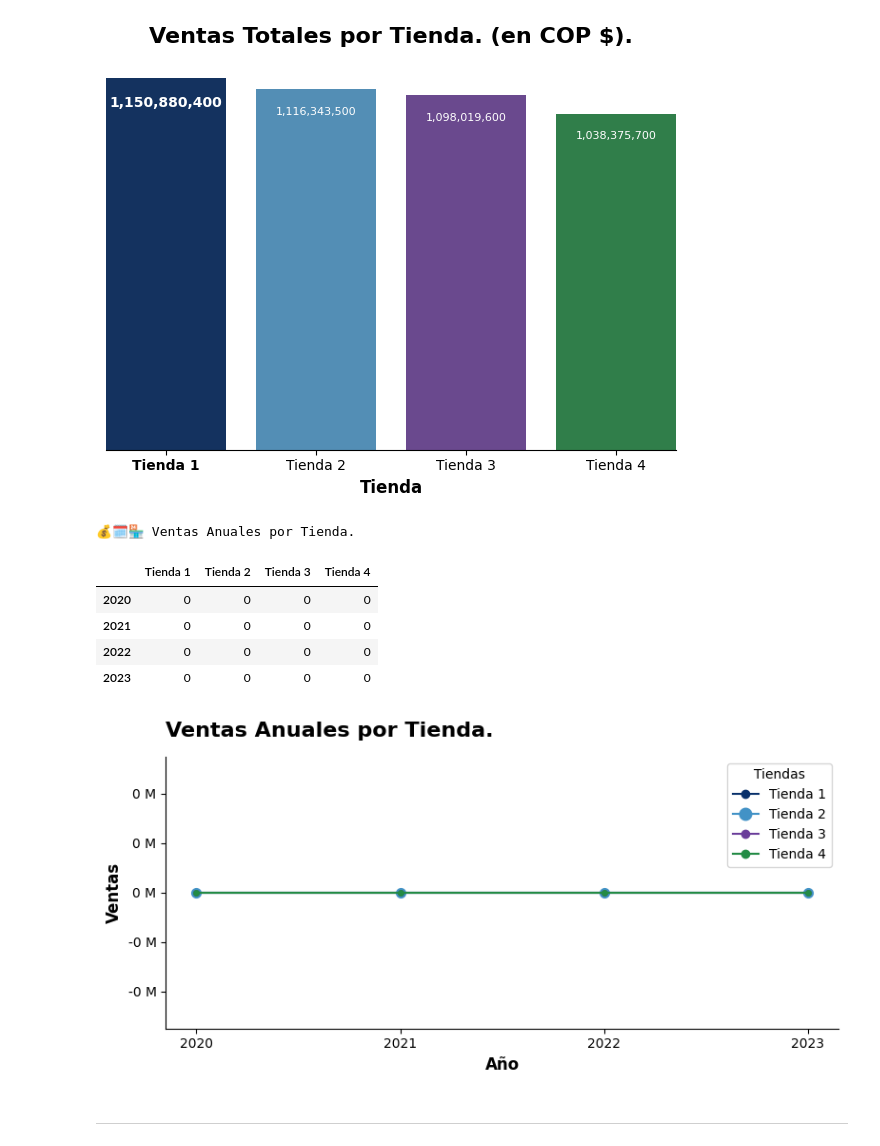
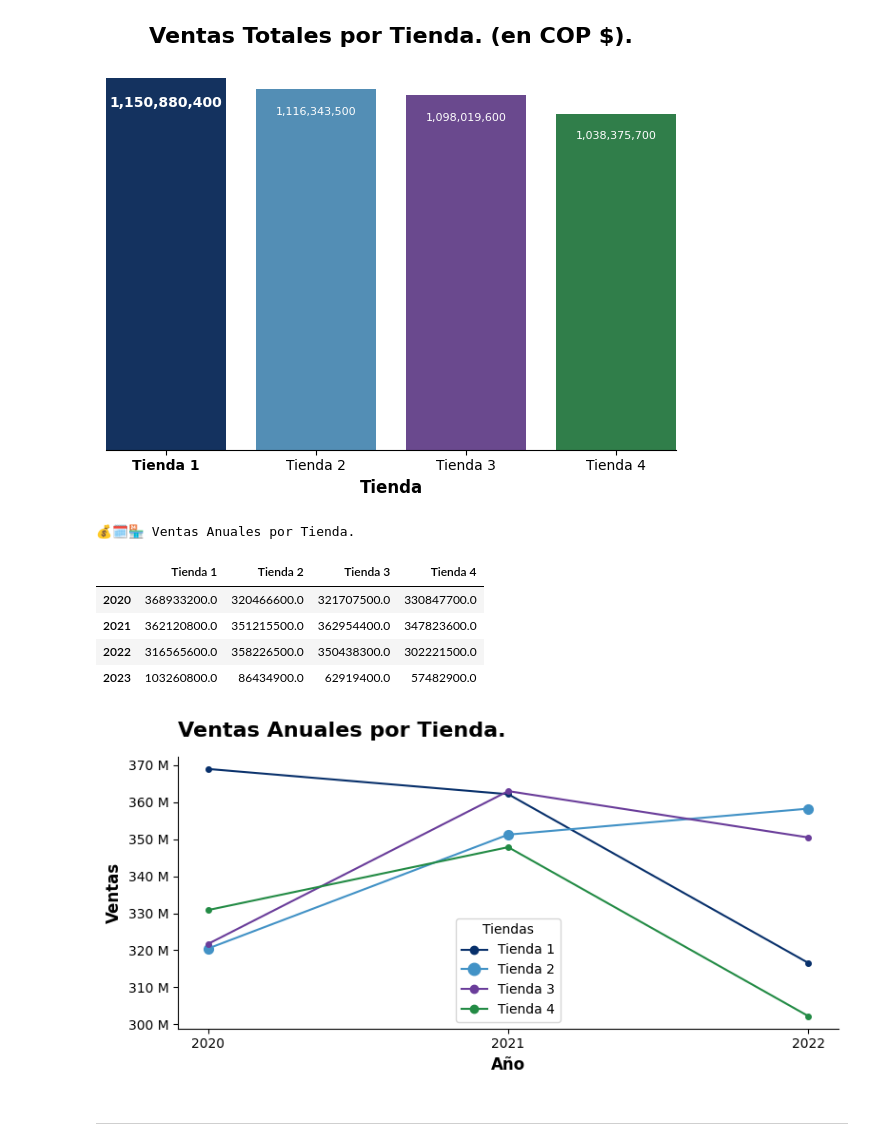
Before and after one commit to EuniceGarcia503/Challenge1_AluraStore, a Jupyter notebook: AluraStoreLatam.ipynb, the cells around one changed output. Saved outputs shown, nothing was run; the diff lists cells and outputs as text; code cells hidden in the pictures.

Commit message:
Agrego: Lista Años observados str (como enteros para facilitar comparaciones) para evitar error en gráfico de ventas anuales por tienda y en gráfico de solapamiento y canibalización.

```diff
--- a/AluraStoreLatam.ipynb
+++ b/AluraStoreLatam.ipynb
@@ -69,7 +69,9 @@ periodos_años = [2020, 2021, 2022, 2023]
 #Lista periodos_trimestres contiene etiqueta del trimestres del año.
 periodos_trimestres = ['T1', 'T2', 'T3', 'T4']
 # Años observados (como enteros para facilitar comparaciones)
-periodos_años = ['2020', '2021', '2022', '2023']
+periodos_años = [2020, 2021, 2022, 2023]
+# Años observados str (como enteros para facilitar comparaciones)
+años_str = ['2020', '2021','2022','2023']
 # %%
 #Tratamiento de columna fechas para análisis temporales.
 #Dar formato datetime a columna Fecha de Compra.
@@ -292,17 +294,17 @@ display(df_ventas_resumen)
 print(f"\n\n")
 #Gráfico de líneas para ventas anuales por tienda.
 
-def graficar_ventas_anuales_tiendas(store_ventas_year):
+def graficar_ventas_anuales_tiendas(tienda_venta_year):
     datos = {}
 
     # Llenamos: datos[tienda][año] = ventas
-    for (tienda, año), valor in store_ventas_year.items():
+    for (tienda, año), valor in tienda_venta_year.items():
         if tienda not in datos:
             datos[tienda] = {}
         datos[tienda][año] = valor
 
     # Aseguramos orden en los años y excluimos 2023
-    todos_los_años = sorted({año for _, año in store_ventas_year if año != 2023})
+    todos_los_años = sorted({año for _, año in tienda_venta_year if año != 2023})
     tiendas = list(datos.keys())
 
     # Colores fijos por tienda
@@ -354,38 +356,38 @@ def graficar_ventas_anuales_tiendas(store_ventas_year):
     ax.set_ylabel('Ventas', fontsize=12, fontweight='bold')
     ax.set_title('Ventas Anuales por Tienda.', loc='left', fontsize=16, fontweight='bold', pad=15)
     ax.set_xticks(todos_los_años)
 
     # 🔷 Crear leyenda con marcadores correctos
     legend_elements = [
         Line2D([0], [0], color=colores_tiendas['Tienda 1'], marker='.', markersize=10,
                markerfacecolor=colores_tiendas['Tienda 1'], markeredgecolor=colores_tiendas['Tienda 1'], markeredgewidth=2, label='Tienda 1'),
         Line2D([0], [0], color=colores_tiendas['Tienda 2'], marker='o', markersize=8,
                markerfacecolor=colores_tiendas['Tienda 2'], markeredgecolor=colores_tiendas['Tienda 2'], markeredgewidth=2, label='Tienda 2'),
         Line2D([0], [0], color=colores_tiendas['Tienda 3'], marker='.', markersize=10,
                markerfacecolor=colores_tiendas['Tienda 3'], markeredgecolor=colores_tiendas['Tienda 3'], markeredgewidth=2, label='Tienda 3'),
         Line2D([0], [0], color=colores_tiendas['Tienda 4'], marker='.', markersize=10,
                markerfacecolor='#238b45', markeredgecolor='#238b45', markeredgewidth=2, label='Tienda 4'),
     ]
 
     ax.legend(handles=legend_elements, title='Tiendas')
 
     # 🔷 Remover bordes superior y derecho
     ax.spines['top'].set_visible(False)
     ax.spines['right'].set_visible(False)
 
     plt.tight_layout()
     plt.show()
 
 #Graficar:
 graficar_ventas_anuales_tiendas(tienda_venta_year)
 # %% [output]
 💰🗓️🏪 Ventas Anuales por Tienda.
 |  | Tienda 1 | Tienda 2 | Tienda 3 | Tienda 4 |
-| 2020 | 0 | 0 | 0 | 0 |
-| 2021 | 0 | 0 | 0 | 0 |
-| 2022 | 0 | 0 | 0 | 0 |
-| 2023 | 0 | 0 | 0 | 0 |
+| 2020 | 368933200.0 | 320466600.0 | 321707500.0 | 330847700.0 |
+| 2021 | 362120800.0 | 351215500.0 | 362954400.0 | 347823600.0 |
+| 2022 | 316565600.0 | 358226500.0 | 350438300.0 | 302221500.0 |
+| 2023 | 103260800.0 | 86434900.0 | 62919400.0 | 57482900.0 |
-[figure, old version]
+[figure, new version]
 # %%
 #Comentarios preliminares sobre las ventas anuales por tienda.
 """
```
Also changed, not shown: parts of 8 cells of this notebook.
